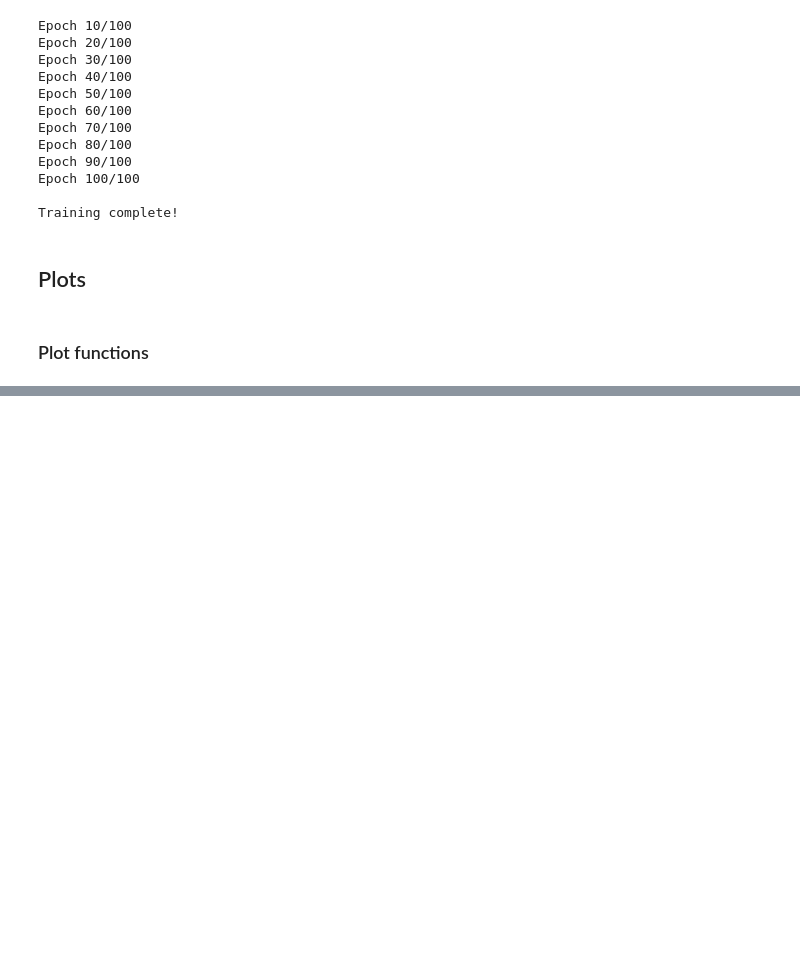
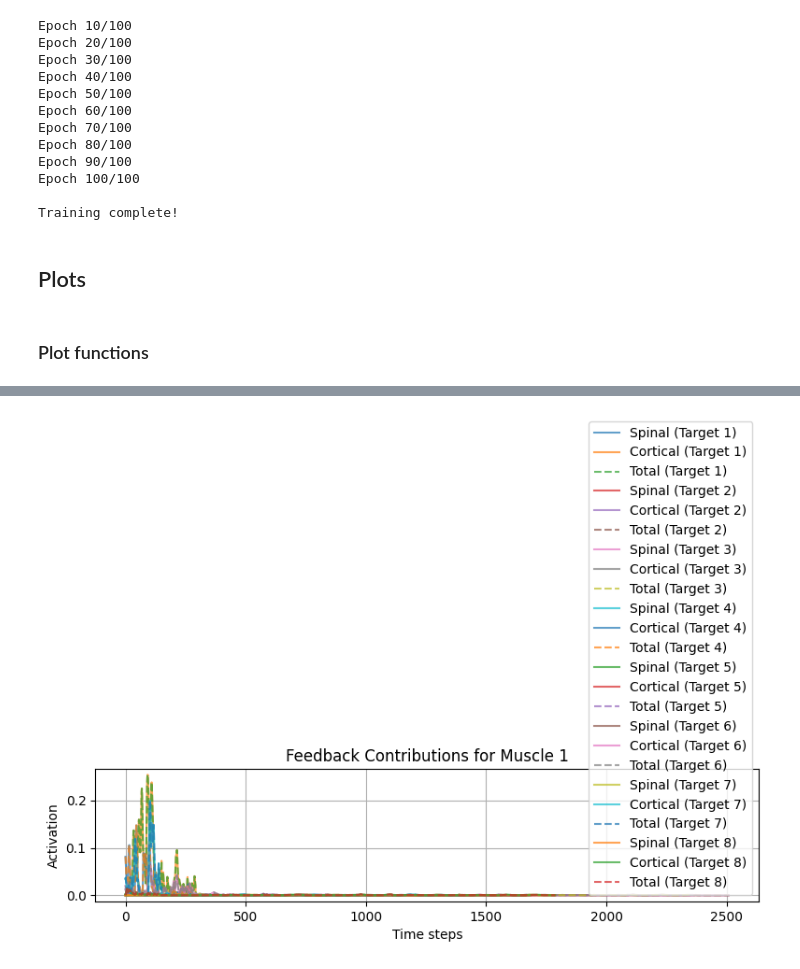
Before and after one commit to MetthewB/NX-492, a Jupyter notebook: script/myoelbow.ipynb, the cells around one changed output, grey strips where cells are left out. Drawn from its saved outputs; the diff is of its cells as text; code cells hidden in the pictures; blank space fills up the shorter version.

```diff
--- a/script/myoelbow.ipynb
+++ b/script/myoelbow.ipynb
@@ -663,0 +843,4 @@ plt.show()
+# %%
+plot_feedback_contributions(target_results, muscle_idx=0)
+# %% [output]
+[figure, added]
```
Also changed, not shown: parts of 12 cells of this notebook.
